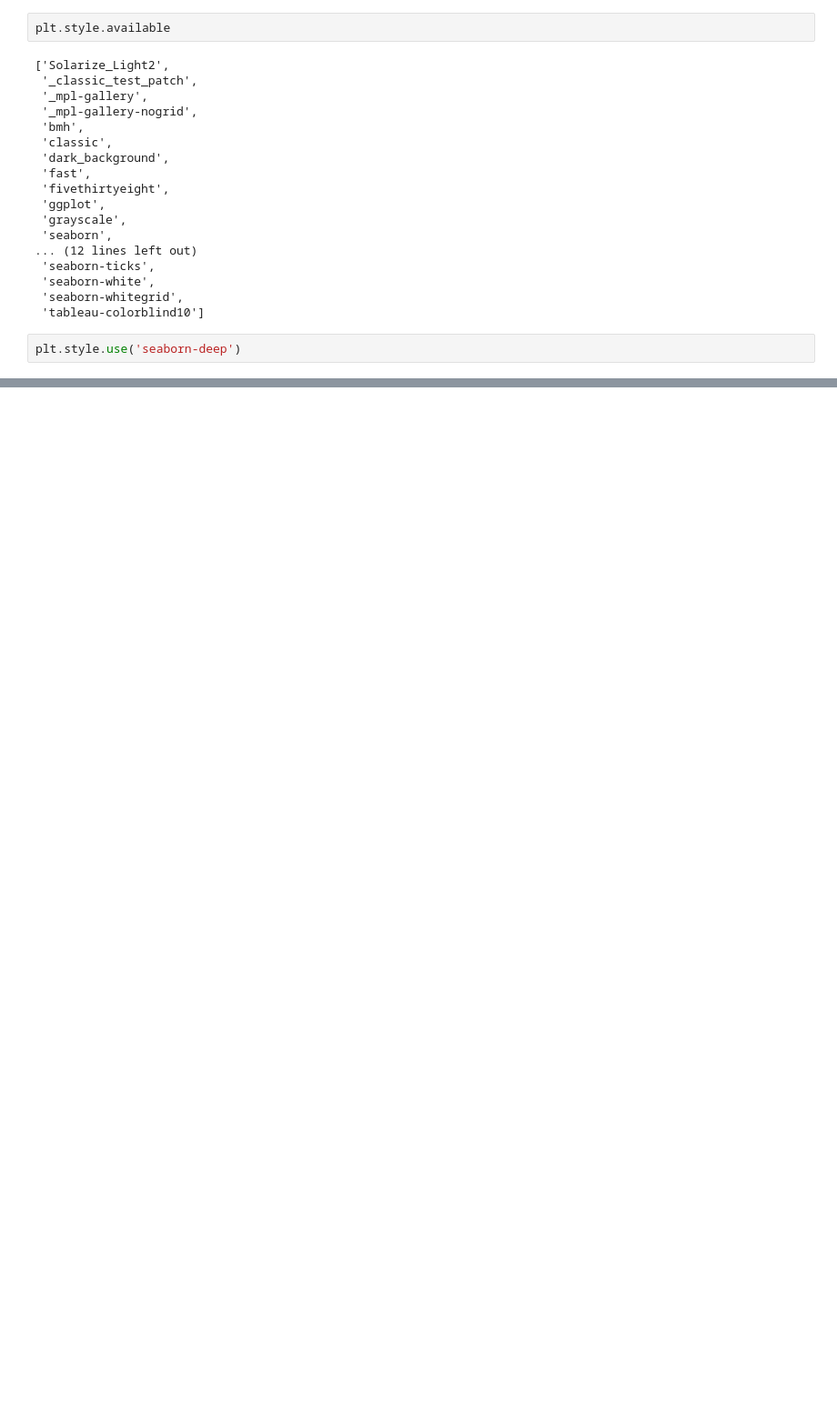
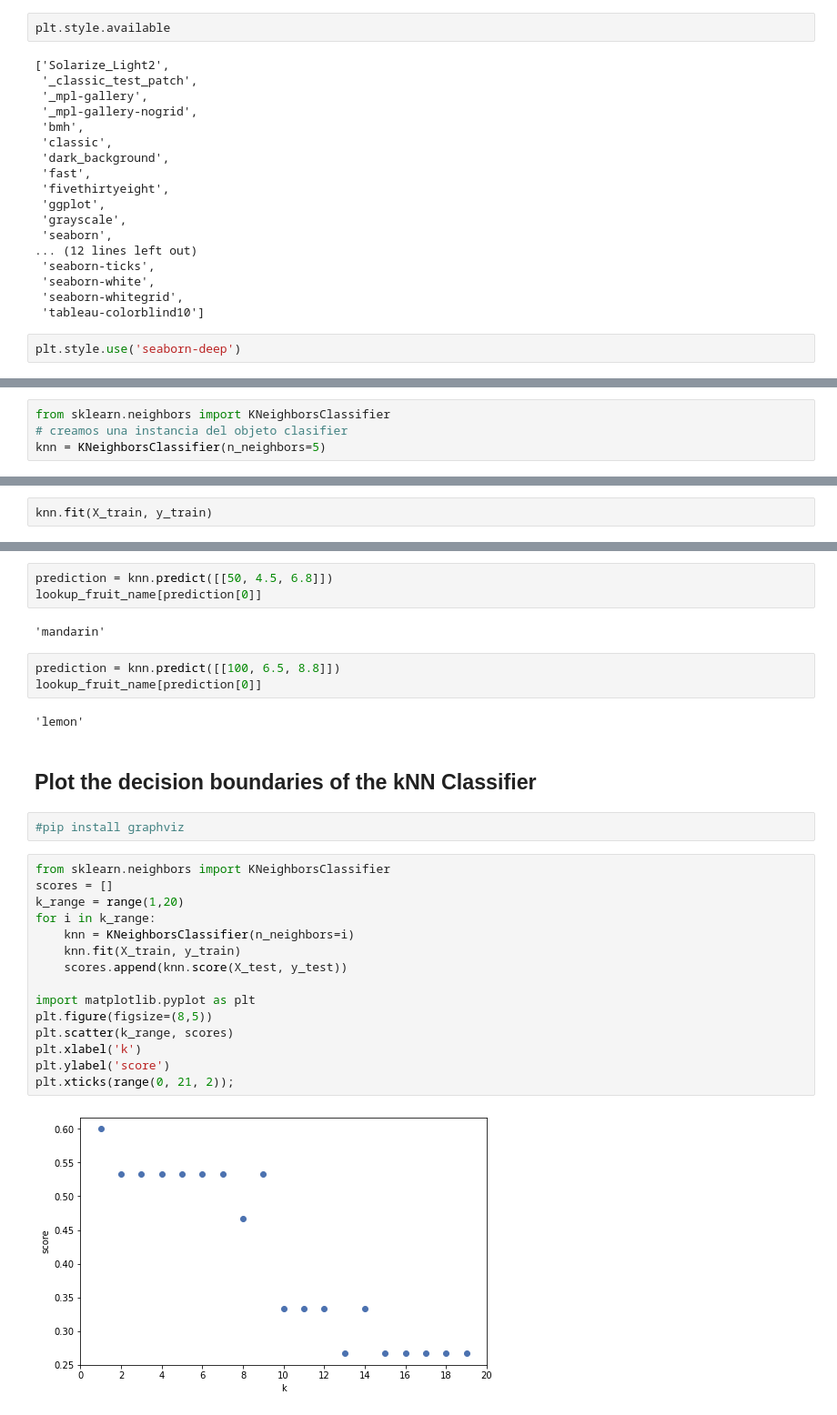
Before and after one commit to EduardoMontero-100/DataScience, a Jupyter notebook: coursera/excercises_ml.ipynb, the cells around one changed output, grey strips where cells are left out. Shown at 91% size. Cells and saved outputs as stored; diff of their text form; blank space fills up the shorter version.

```diff
--- a/coursera/excercises_ml.ipynb
+++ b/coursera/excercises_ml.ipynb
@@ -75,0 +78,4 @@ sns.pairplot(data = X_train.join(y_train), hue = 'fruit_label', diag_kind = 'kde
+# %%
+from sklearn.neighbors import KNeighborsClassifier
+# creamos una instancia del objeto clasifier
+knn = KNeighborsClassifier(n_neighbors=5)
@@ -75,0 +85,2 @@ sns.pairplot(data = X_train.join(y_train), hue = 'fruit_label', diag_kind = 'kde
+# %%
+knn.fit(X_train, y_train)
@@ -75,0 +106,31 @@ sns.pairplot(data = X_train.join(y_train), hue = 'fruit_label', diag_kind = 'kde
+# %%
+prediction = knn.predict([[50, 4.5, 6.8]])
+lookup_fruit_name[prediction[0]]
+# %% [output]
+'mandarin'
+# %%
+prediction = knn.predict([[100, 6.5, 8.8]])
+lookup_fruit_name[prediction[0]]
+# %% [output]
+'lemon'
+# %% [markdown]
+## Plot the decision boundaries of the kNN Classifier
+# %%
+#pip install graphviz
+# %%
+from sklearn.neighbors import KNeighborsClassifier
+scores = []
+k_range = range(1,20)
+for i in k_range:
+    knn = KNeighborsClassifier(n_neighbors=i)
+    knn.fit(X_train, y_train)
+    scores.append(knn.score(X_test, y_test))
+
+import matplotlib.pyplot as plt
+plt.figure(figsize=(8,5))
+plt.scatter(k_range, scores)
+plt.xlabel('k')
+plt.ylabel('score')
+plt.xticks(range(0, 21, 2));
+# %% [output]
+[figure, added]
```
Also changed, not shown: parts of 9 cells of this notebook, 1 other file.
